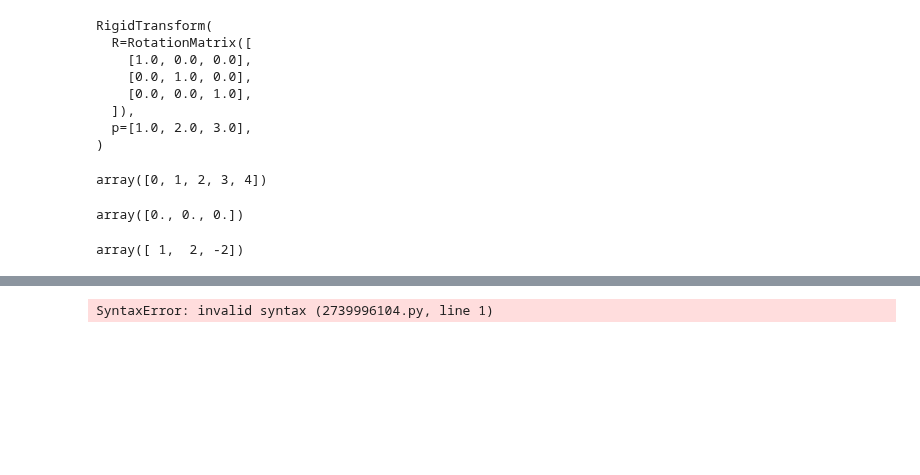
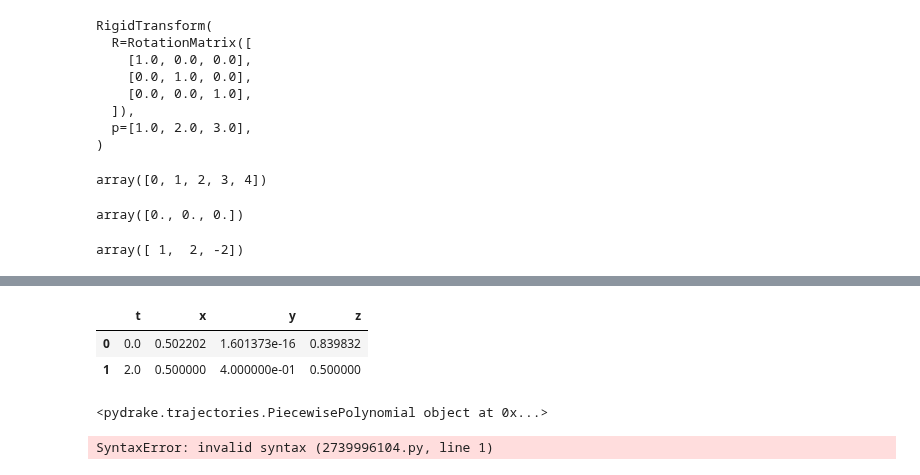
Before and after one commit to AmyPhung/iiwa_rock_climbing, a Jupyter notebook: station_setup_dynamics.ipynb, the cells around one changed output, grey strips where cells are left out. Saved outputs shown, nothing was run; the diff lists cells and outputs as text; code cells hidden in the pictures; blank space fills up the shorter version.

```diff
--- a/station_setup_dynamics.ipynb
+++ b/station_setup_dynamics.ipynb
@@ -34,7 +34,7 @@ meshcat = StartMeshcat()
 # %% [output]
 Meshcat is now available at http://localhost:7001
 # %%
-BASE_MASS = 20000000
+BASE_MASS = 2000000
 TIME_STEP = 0.001
 INITIAL_JOINT_POSITIONS = [0.0, 0.1, 0, -1.2, 0, 1.6, 0]
 
@@ -816,26 +852,32 @@ class IIWA_Climber():
 # # %tb
 # FrameType
 # %%
-# traj_p_G = make_gripper_position_trajectory(X_G, times)
-# # traj_v_G = traj_p_G.MakeDerivative()
-# # traj_R_G = make_gripper_orientation_trajectory(X_G, times)
-# # traj_w_G = traj_R_G.MakeDerivative()
+traj_p_G = make_gripper_position_trajectory(X_G, times)
+# traj_v_G = traj_p_G.MakeDerivative()
+# traj_R_G = make_gripper_orientation_trajectory(X_G, times)
+# traj_w_G = traj_R_G.MakeDerivative()
 
-# data = dataframe(traj_p_G, traj_p_G.get_segment_times(), ['x','y','z'])
-# data
+data = dataframe(traj_p_G, traj_p_G.get_segment_times(), ['x','y','z'])
+data
+# %% [output]
+|  | t | x | y | z |
+| 0 | 0.0 | 0.502202 | 1.601373e-16 | 0.839832 |
+| 1 | 2.0 | 0.500000 | 4.000000e-01 | 0.500000 |
 # %%
-# # Make the trajectories
+# Make the trajectories
 
 
-# # print(X_G)
-# # print(X_O)
-# traj_p_G = make_gripper_position_trajectory(X_G, times)
-# # print(traj_p_G)
-# traj_v_G = traj_p_G.MakeDerivative()
-# # print(traj_v_G)
+# print(X_G)
+# print(X_O)
+traj_p_G = make_gripper_position_trajectory(X_G, times)
+# print(traj_p_G)
+traj_v_G = traj_p_G.MakeDerivative()
+# print(traj_v_G)
 
-# traj_R_G = make_gripper_orientation_trajectory(X_G, times)
-# traj_w_G = traj_R_G.MakeDerivative()
+traj_R_G = make_gripper_orientation_trajectory(X_G, times)
+traj_w_G = traj_R_G.MakeDerivative()
+# %% [output]
+<pydrake.trajectories.PiecewisePolynomial object at 0x...>
 # %%
 # p0 = [0, 0, 0]
 # R0 = RotationMatrix(np.array([[1, 0, 0], [0, 1, 0], [0, 0, 1]], dtype=float).T)
```
Also changed, not shown: parts of 5 cells of this notebook.
